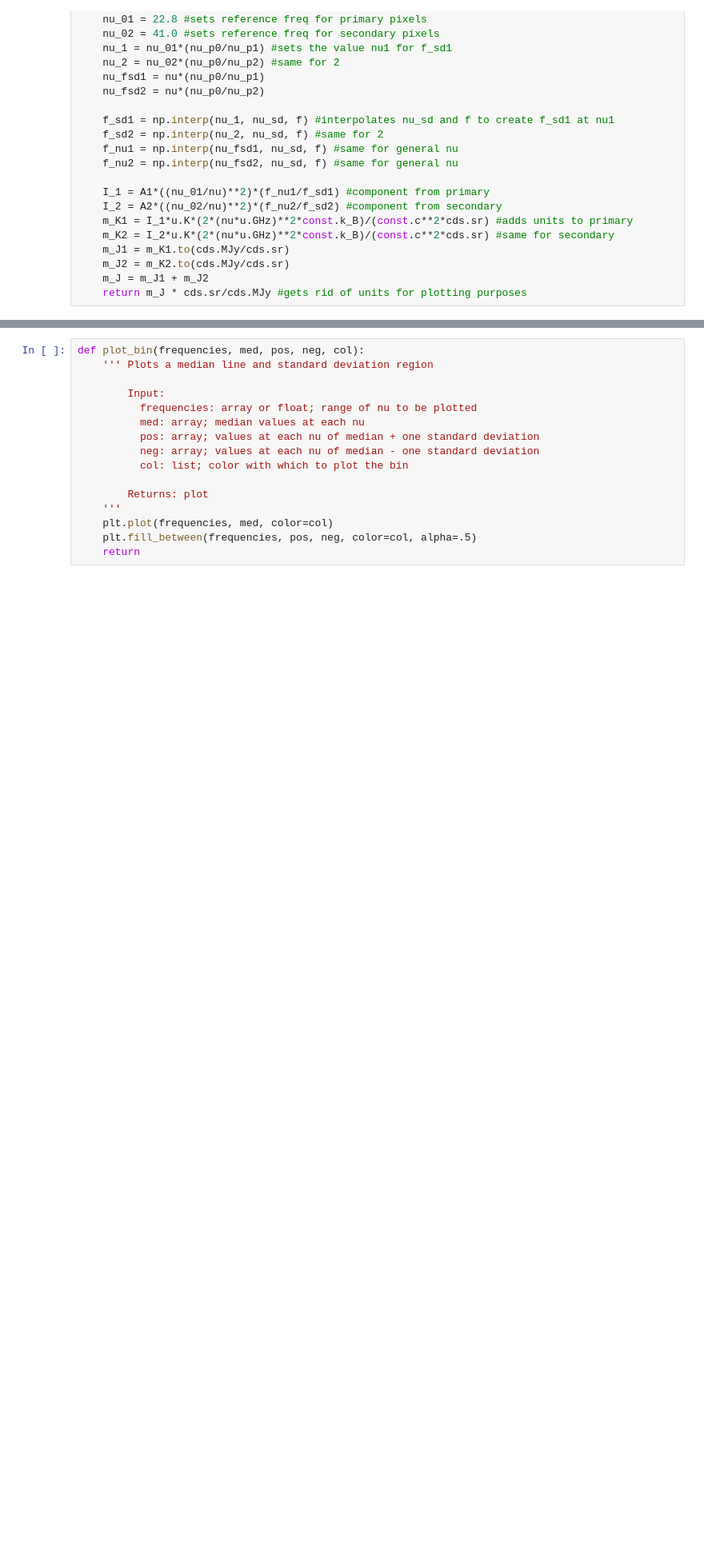
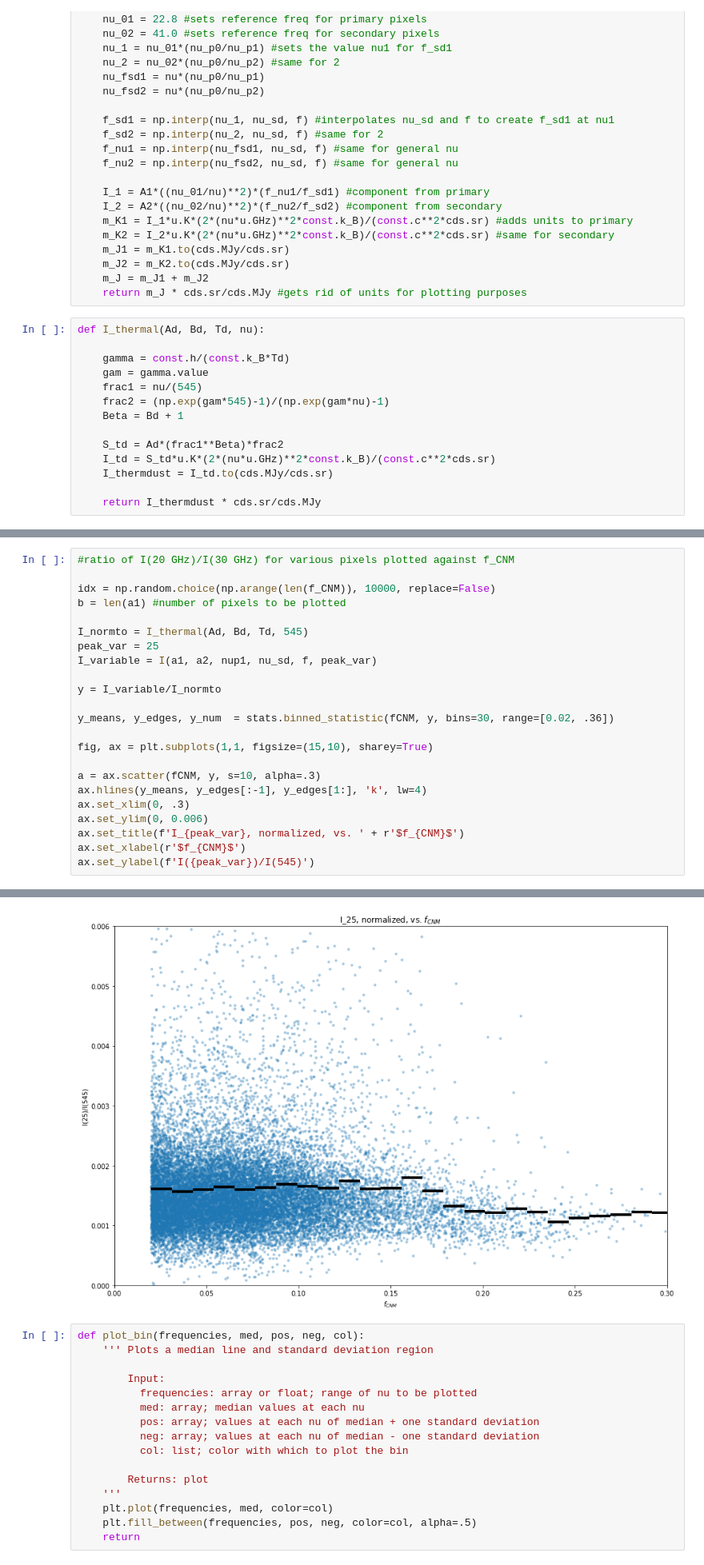
Before and after one commit to mdodici/AME-CNM, a Jupyter notebook: maps/SED work.ipynb, the cells around one changed output, grey strips where cells are left out. Shown at 80% size. Cells and saved outputs as stored; diff of their text form; blank space fills up the shorter version.

```diff
--- a/maps/SED work.ipynb
+++ b/maps/SED work.ipynb
@@ -90,6 +93,20 @@ def I(A1, A2, nu_p1, nu_sd, f, nu):
     m_J2 = m_K2.to(cds.MJy/cds.sr)
     m_J = m_J1 + m_J2
     return m_J * cds.sr/cds.MJy #gets rid of units for plotting purposes
+# %%
+def I_thermal(Ad, Bd, Td, nu):
+
+    gamma = const.h/(const.k_B*Td)
+    gam = gamma.value
+    frac1 = nu/(545)
+    frac2 = (np.exp(gam*545)-1)/(np.exp(gam*nu)-1)
+    Beta = Bd + 1
+
+    S_td = Ad*(frac1**Beta)*frac2
+    I_td = S_td*u.K*(2*(nu*u.GHz)**2*const.k_B)/(const.c**2*cds.sr)
+    I_thermdust = I_td.to(cds.MJy/cds.sr)
+
+    return I_thermdust * cds.sr/cds.MJy
 # %%
 def finite_fCNM(i,t):
     '''Limits our work to just pixels where fCNM is a valid value (i.e. non-negative and finite)
@@ -229,0 +250,24 @@ fig.colorbar(b, ax=ax[1])
+# %%
+#ratio of I(20 GHz)/I(30 GHz) for various pixels plotted against f_CNM
+
+idx = np.random.choice(np.arange(len(f_CNM)), 10000, replace=False)
+b = len(a1) #number of pixels to be plotted
+
+I_normto = I_thermal(Ad, Bd, Td, 545)
+peak_var = 25
+I_variable = I(a1, a2, nup1, nu_sd, f, peak_var)
+
+y = I_variable/I_normto
+
+y_means, y_edges, y_num  = stats.binned_statistic(fCNM, y, bins=30, range=[0.02, .36])
+
+fig, ax = plt.subplots(1,1, figsize=(15,10), sharey=True)
+
+a = ax.scatter(fCNM, y, s=10, alpha=.3)
+ax.hlines(y_means, y_edges[:-1], y_edges[1:], 'k', lw=4)
+ax.set_xlim(0, .3)
+ax.set_ylim(0, 0.006)
+ax.set_title(f'I_{peak_var}, normalized, vs. ' + r'$f_{CNM}$')
+ax.set_xlabel(r'$f_{CNM}$')
+ax.set_ylabel(f'I({peak_var})/I(545)')
+# %% [output]
@@ -230,3 +275,4 @@ fig.colorbar(b, ax=ax[1])
+[figure, added]
 # %%
 def plot_bin(frequencies, med, pos, neg, col):
     ''' Plots a median line and standard deviation region
```
Also changed, not shown: parts of 9 cells of this notebook.
